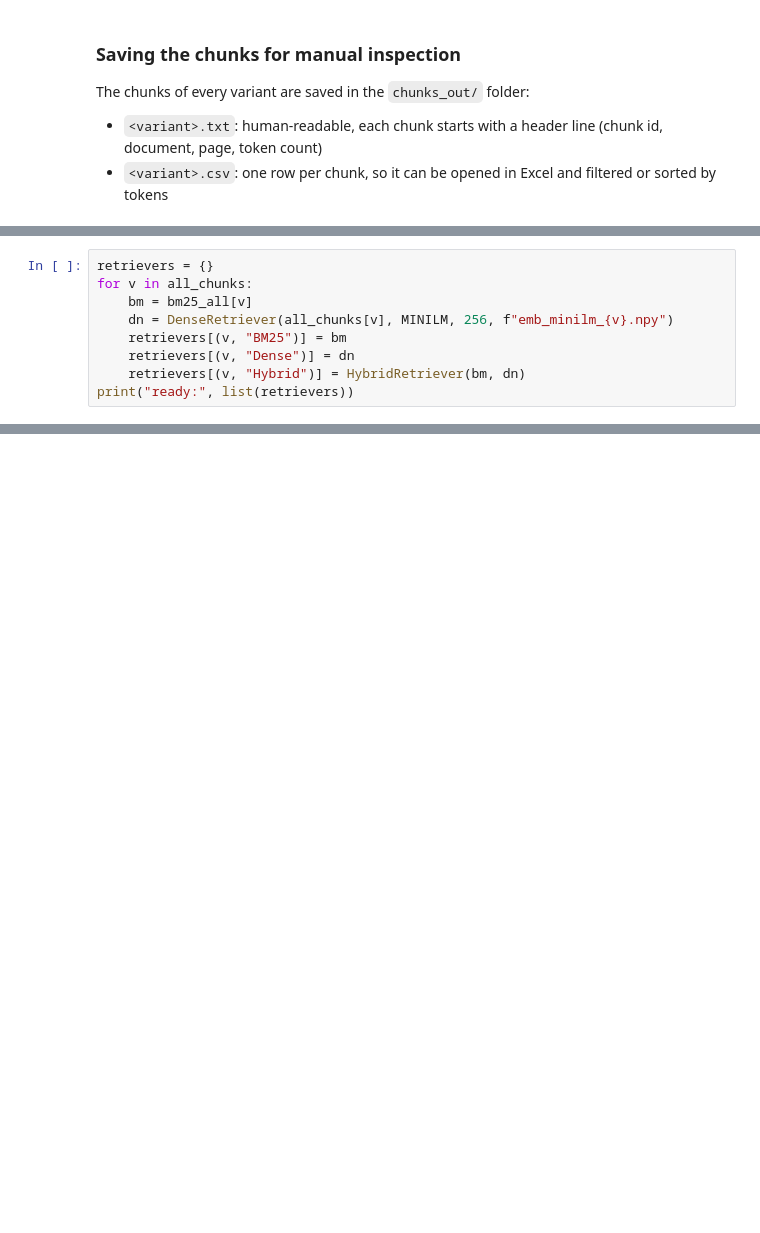
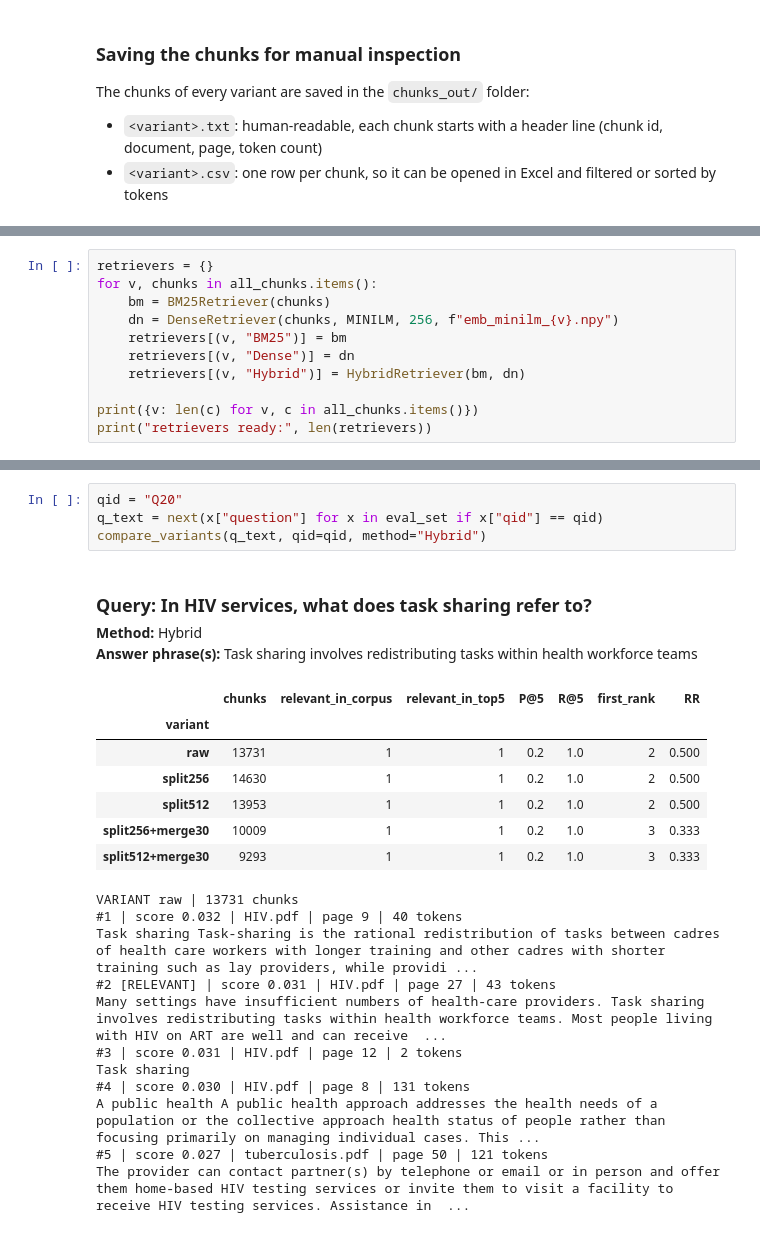
Before and after one commit to tashfeenejaz/Paragragh_Chunking, a Jupyter notebook: Paragraph_Chunking.ipynb, the cells around one changed output, grey strips where cells are left out. Drawn from its saved outputs; the diff is of its cells as text; blank space fills up the shorter version.

```diff
--- a/Paragraph_Chunking.ipynb
+++ b/Paragraph_Chunking.ipynb
@@ -527,11 +516,13 @@ class HybridRetriever:
         return [(c, s) for c, s in top]
 # %%
 retrievers = {}
-for v in all_chunks:
-    bm = bm25_all[v]
-    dn = DenseRetriever(all_chunks[v], MINILM, 256, f"emb_minilm_{v}.npy")
+for v, chunks in all_chunks.items():
+    bm = BM25Retriever(chunks)
+    dn = DenseRetriever(chunks, MINILM, 256, f"emb_minilm_{v}.npy")
     retrievers[(v, "BM25")] = bm
     retrievers[(v, "Dense")] = dn
     retrievers[(v, "Hybrid")] = HybridRetriever(bm, dn)
-print("ready:", list(retrievers))
+
+print({v: len(c) for v, c in all_chunks.items()})
+print("retrievers ready:", len(retrievers))
 # %% [output]
@@ -761,0 +722,26 @@ Questions with 0 relevant chunks: []
+# %%
+qid = "Q20"
+q_text = next(x["question"] for x in eval_set if x["qid"] == qid)
+compare_variants(q_text, qid=qid, method="Hybrid")
+# %% [output]
+Query: In HIV services, what does task sharing refer to?
+Method: Hybrid
+Answer phrase(s): Task sharing involves redistributing tasks within health workforce teams
+|  | chunks | relevant_in_corpus | relevant_in_top5 | P@5 | R@5 | first_rank | RR |
+| variant |  |  |  |  |  |  |  |
+| raw | 13731 | 1 | 1 | 0.2 | 1.0 | 2 | 0.500 |
+| split256 | 14630 | 1 | 1 | 0.2 | 1.0 | 2 | 0.500 |
+| split512 | 13953 | 1 | 1 | 0.2 | 1.0 | 2 | 0.500 |
+| split256+merge30 | 10009 | 1 | 1 | 0.2 | 1.0 | 3 | 0.333 |
+| split512+merge30 | 9293 | 1 | 1 | 0.2 | 1.0 | 3 | 0.333 |
+VARIANT raw | 13731 chunks
+#1 | score 0.032 | HIV.pdf | page 9 | 40 tokens
+Task sharing Task-sharing is the rational redistribution of tasks between cadres of health care workers with longer training and other cadres with shorter training such as lay providers, while providi ...
+#2 [RELEVANT] | score 0.031 | HIV.pdf | page 27 | 43 tokens
+Many settings have insufficient numbers of health-care providers. Task sharing involves redistributing tasks within health workforce teams. Most people living with HIV on ART are well and can receive  ...
+#3 | score 0.031 | HIV.pdf | page 12 | 2 tokens
+Task sharing
+#4 | score 0.030 | HIV.pdf | page 8 | 131 tokens
+A public health A public health approach addresses the health needs of a population or the collective approach health status of people rather than focusing primarily on managing individual cases. This ...
+#5 | score 0.027 | tuberculosis.pdf | page 50 | 121 tokens
+The provider can contact partner(s) by telephone or email or in person and offer them home-based HIV testing services or invite them to visit a facility to receive HIV testing services. Assistance in  ...
```
Also changed, not shown: parts of 30 cells of this notebook, 3 other files.
